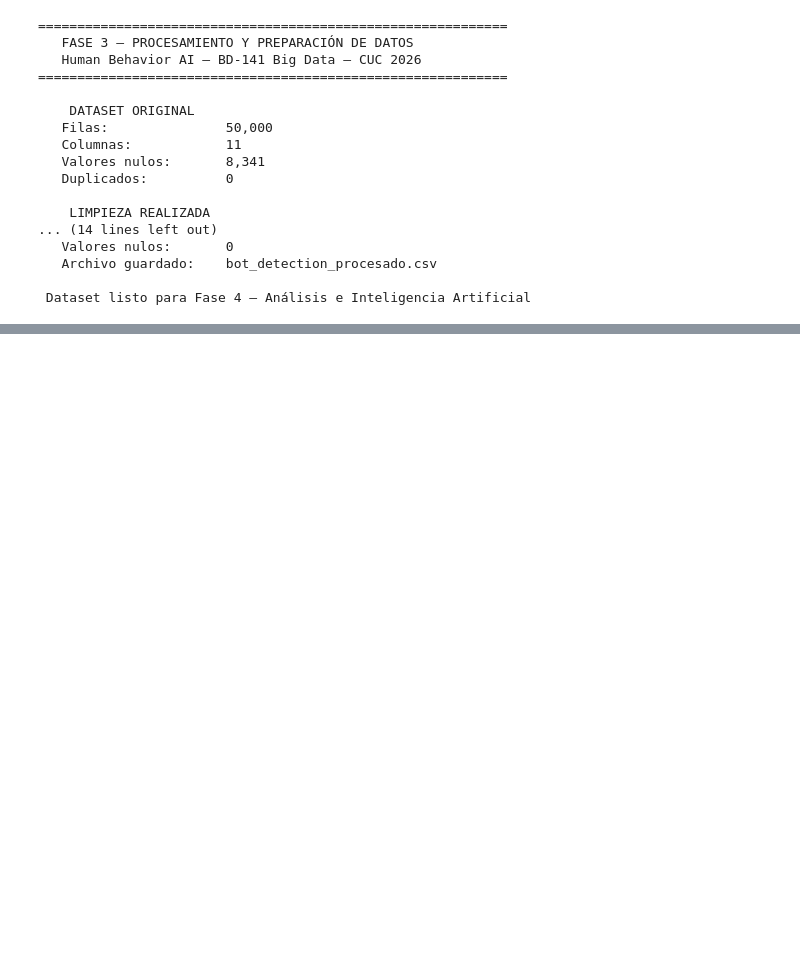
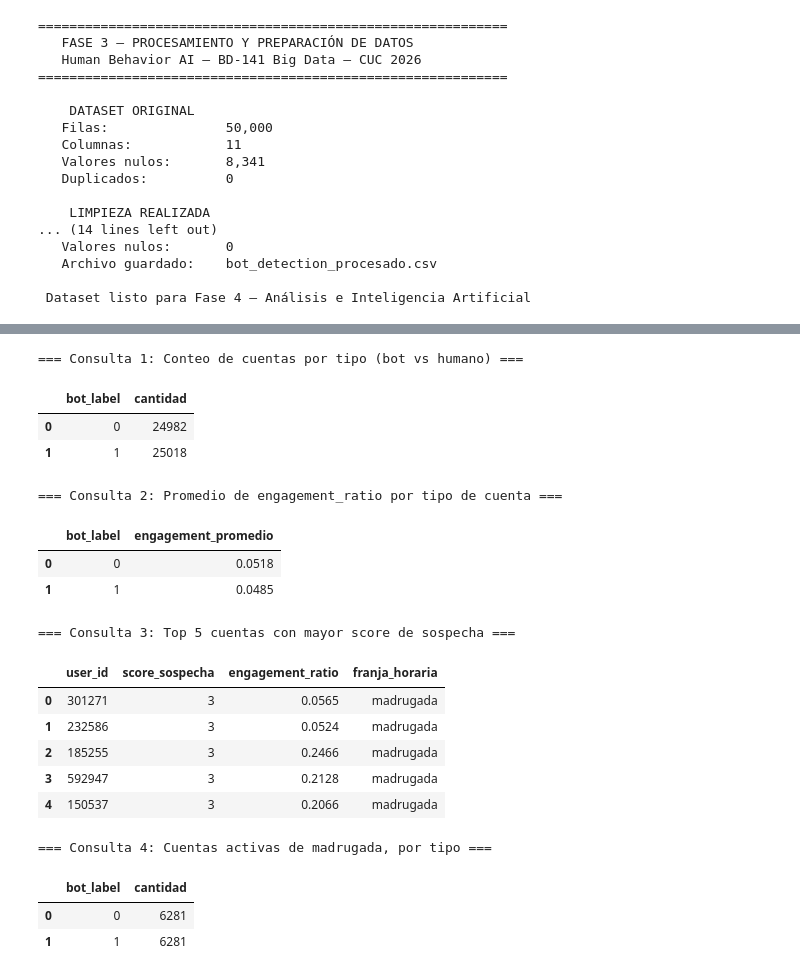
Before and after one commit to Clachar94/HumanBehaviorAI, a Jupyter notebook: notebooks/Fase3.ipynb, the cells around one changed output, grey strips where cells are left out. Drawn from its saved outputs; the diff is of its cells as text; code cells hidden in the pictures; blank space fills up the shorter version.

Commit message:
Fase 3 - agregada carga a SQLite y consultas SQL

```diff
--- a/notebooks/Fase3.ipynb
+++ b/notebooks/Fase3.ipynb
@@ -1045,2 +1093,42 @@ print(f"""
+# %%
+conn = sqlite3.connect(ruta_db)
+
+print("=== Consulta 1: Conteo de cuentas por tipo (bot vs humano) ===")
+q1 = "SELECT bot_label, COUNT(*) AS cantidad FROM processed_sessions GROUP BY bot_label"
+display(pd.read_sql_query(q1, conn))
+
+print("\n=== Consulta 2: Promedio de engagement_ratio por tipo de cuenta ===")
+q2 = "SELECT bot_label, ROUND(AVG(engagement_ratio), 4) AS engagement_promedio FROM processed_sessions GROUP BY bot_label"
+display(pd.read_sql_query(q2, conn))
+
+print("\n=== Consulta 3: Top 5 cuentas con mayor score de sospecha ===")
+q3 = "SELECT user_id, score_sospecha, engagement_ratio, franja_horaria FROM processed_sessions ORDER BY score_sospecha DESC LIMIT 5"
+display(pd.read_sql_query(q3, conn))
+
+print("\n=== Consulta 4: Cuentas activas de madrugada, por tipo ===")
+q4 = "SELECT bot_label, COUNT(*) AS cantidad FROM processed_sessions WHERE franja_horaria = 'madrugada' GROUP BY bot_label"
+display(pd.read_sql_query(q4, conn))
+
+conn.close()
+# %% [output]
+=== Consulta 1: Conteo de cuentas por tipo (bot vs humano) ===
+|  | bot_label | cantidad |
+| 0 | 0 | 24982 |
+| 1 | 1 | 25018 |
+=== Consulta 2: Promedio de engagement_ratio por tipo de cuenta ===
+|  | bot_label | engagement_promedio |
+| 0 | 0 | 0.0518 |
+| 1 | 1 | 0.0485 |
+=== Consulta 3: Top 5 cuentas con mayor score de sospecha ===
+|  | user_id | score_sospecha | engagement_ratio | franja_horaria |
+| 0 | 301271 | 3 | 0.0565 | madrugada |
+| 1 | 232586 | 3 | 0.0524 | madrugada |
+| 2 | 185255 | 3 | 0.2466 | madrugada |
+| 3 | 592947 | 3 | 0.2128 | madrugada |
+| 4 | 150537 | 3 | 0.2066 | madrugada |
+=== Consulta 4: Cuentas activas de madrugada, por tipo ===
+|  | bot_label | cantidad |
+| 0 | 0 | 6281 |
+| 1 | 1 | 6281 |
 # %% [markdown]
 ---
```
Also changed, not shown: parts of 4 cells of this notebook, 1 other file.
